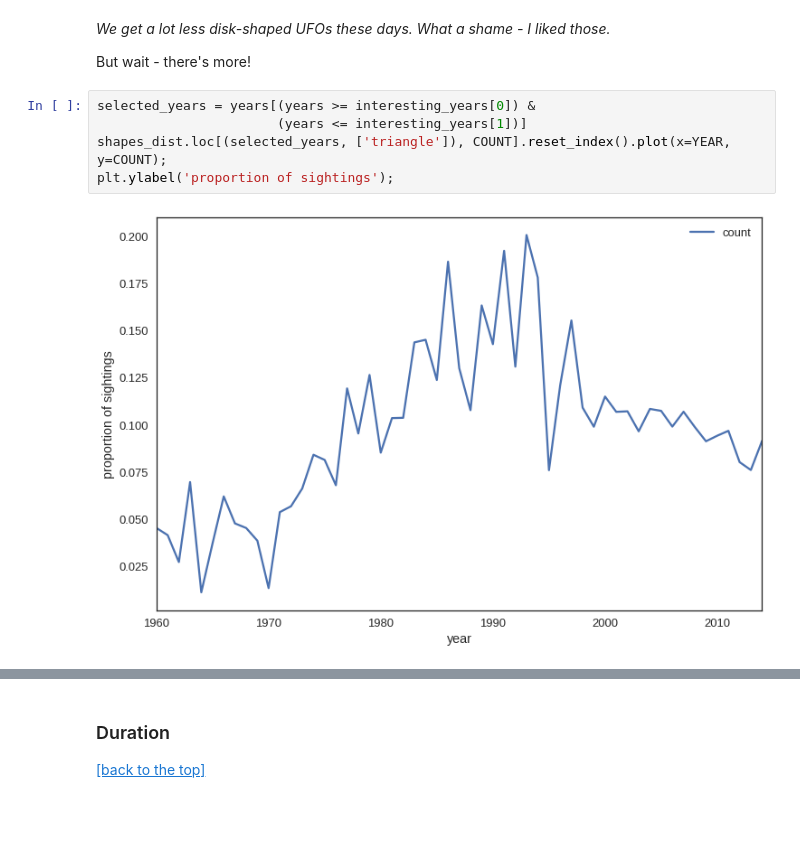
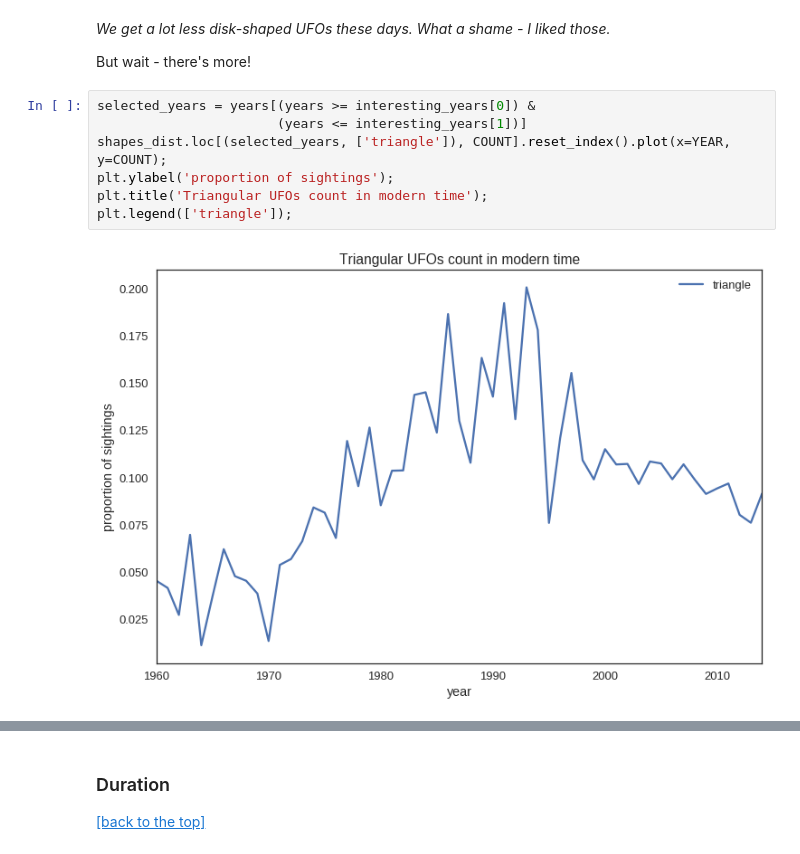
Before and after one commit to shahamran/needle, a Jupyter notebook: Aliens.ipynb, the cells around one changed output, grey strips where cells are left out. Cells and saved outputs as stored; diff of their text form; blank space fills up the shorter version.

Commit message:
add count over time plot to the notebook, and add a title to the triangle shape change plot

```diff
--- a/Aliens.ipynb
+++ b/Aliens.ipynb
@@ -185,10 +234,12 @@ But wait - there's more!
 # %%
 selected_years = years[(years >= interesting_years[0]) &
                        (years <= interesting_years[1])]
 shapes_dist.loc[(selected_years, ['triangle']), COUNT].reset_index().plot(x=YEAR, y=COUNT);
 plt.ylabel('proportion of sightings');
+plt.title('Triangular UFOs count in modern time');
+plt.legend(['triangle']);
 # %% [output]
-[figure, old version]
+[figure, new version]
 # %% [markdown]
 ___Fun fact:___
 <img src="https://upload.wikimedia.org/wikipedia/commons/a/a1/F-117_Nighthawk_Front.jpg" height="300" width="200" style="float: right; margin-left: 10px">
```
Also changed, not shown: parts of 8 cells of this notebook.
